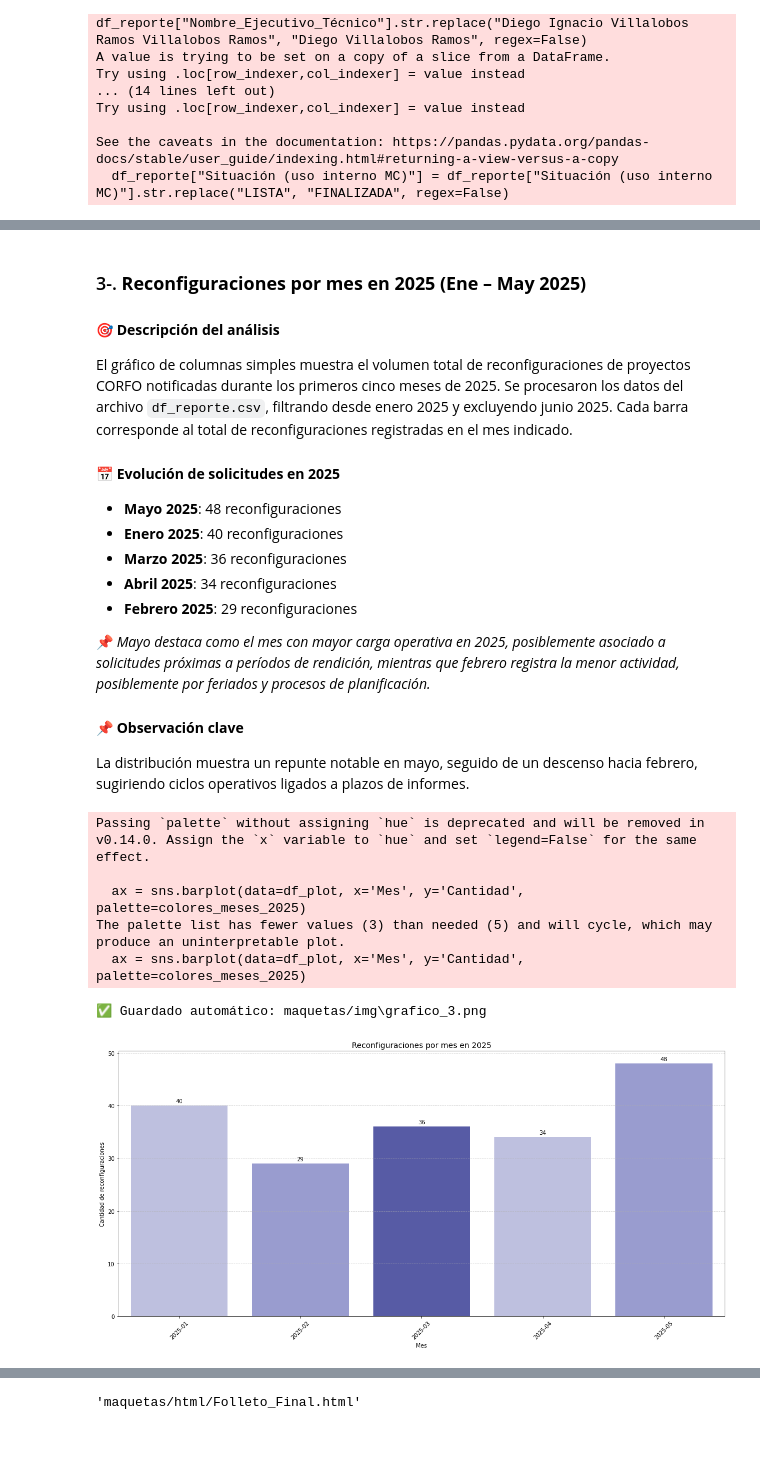
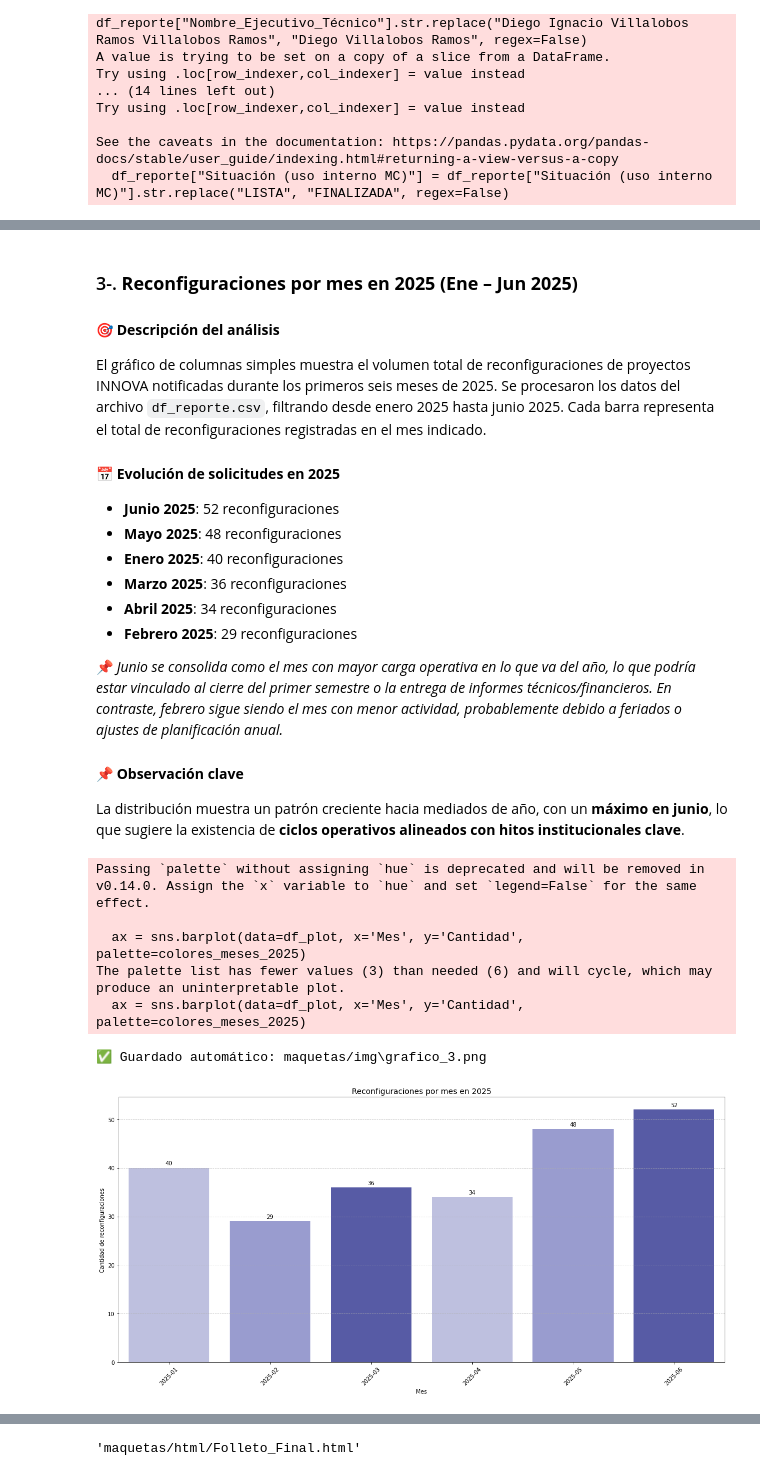
Before and after one commit to InnovaChile/reporteria_reconfiguraciones, a Jupyter notebook: reporte_reconfiguraciones.ipynb, the cells around one changed output, grey strips where cells are left out. Saved outputs shown, nothing was run; the diff lists cells and outputs as text; code cells hidden in the pictures; blank space fills up the shorter version.

```diff
--- a/reporte_reconfiguraciones.ipynb
+++ b/reporte_reconfiguraciones.ipynb
@@ -395,7 +401,7 @@ Se observa un patrón oscilante a lo largo del período, con alzas pronunciadas
 # --- Preparar datos
 df_reporte["Fecha"] = pd.to_datetime(df_reporte["Fecha"], errors="coerce")
 df_reporte = df_reporte[df_reporte["Fecha"] >= "2024-01-01"]
-df_reporte = df_reporte[df_reporte["Fecha"].dt.to_period("M").astype(str) != "2025-06"]
+df_reporte = df_reporte[df_reporte["Fecha"].dt.to_period("M").astype(str) != "2025-07"]
 df_reporte['Mes'] = df_reporte['Fecha'].dt.to_period('M').astype(str)
 
 reconfiguraciones_por_mes = df_reporte['Mes'].value_counts().sort_index()
@@ -415,7 +421,7 @@ for container in ax.containers:
     ax.bar_label(container, fmt='%d', label_type='edge', padding=3)
 
 # Títulos y estilo
-plt.title("Análisis mensual de reconfiguraciones de proyectos INNOVA (Ene 2024 – May 2025)", fontsize=14)
+plt.title("Análisis mensual de reconfiguraciones de proyectos INNOVA (Ene 2024 – Junio 2025)", fontsize=14)
 plt.xlabel("Mes")
 plt.ylabel("Cantidad de Reconfiguraciones")
 plt.xticks(rotation=45)
@@ -467,7 +484,7 @@ df_reporte["Fecha"] = pd.to_datetime(df_reporte["Fecha"], errors="coerce")
 df_reporte = df_reporte[df_reporte["Fecha"] >= "2024-01-01"]
 df_reporte["Mes"] = df_reporte["Fecha"].dt.to_period("M").astype(str)
 # Excluir abril 2025
-df_reporte = df_reporte[df_reporte['Mes'] != '2025-06']
+df_reporte = df_reporte[df_reporte['Mes'] != '2025-07']
 
 # Calcular % total por instrumento para agrupar los que son menores a 3%
 porcentaje_instrumento = df_reporte["Instrumento"].value_counts(normalize=True)
@@ -527,20 +544,21 @@ plt.show()
 # %% [markdown]
-### 3-. **Reconfiguraciones por mes en 2025 (Ene – May 2025)**
+### 3-. **Reconfiguraciones por mes en 2025 (Ene – Jun 2025)**
 
 #### 🎯 **Descripción del análisis**
-El gráfico de columnas simples muestra el volumen total de reconfiguraciones de proyectos CORFO notificadas durante los primeros cinco meses de 2025. Se procesaron los datos del archivo `df_reporte.csv`, filtrando desde enero 2025 y excluyendo junio 2025. Cada barra corresponde al total de reconfiguraciones registradas en el mes indicado.
+El gráfico de columnas simples muestra el volumen total de reconfiguraciones de proyectos INNOVA notificadas durante los primeros seis meses de 2025. Se procesaron los datos del archivo `df_reporte.csv`, filtrando desde enero 2025 hasta junio 2025. Cada barra representa el total de reconfiguraciones registradas en el mes indicado.
 
 #### 📅 **Evolución de solicitudes en 2025**
+- **Junio 2025**: 52 reconfiguraciones
 - **Mayo 2025**: 48 reconfiguraciones
 - **Enero 2025**: 40 reconfiguraciones
 - **Marzo 2025**: 36 reconfiguraciones
 - **Abril 2025**: 34 reconfiguraciones
 - **Febrero 2025**: 29 reconfiguraciones
 
-📌 *Mayo destaca como el mes con mayor carga operativa en 2025, posiblemente asociado a solicitudes próximas a períodos de rendición, mientras que febrero registra la menor actividad, posiblemente por feriados y procesos de planificación.*
+📌 *Junio se consolida como el mes con mayor carga operativa en lo que va del año, lo que podría estar vinculado al cierre del primer semestre o la entrega de informes técnicos/financieros. En contraste, febrero sigue siendo el mes con menor actividad, probablemente debido a feriados o ajustes de planificación anual.*
 
 #### 📌 **Observación clave**
-La distribución muestra un repunte notable en mayo, seguido de un descenso hacia febrero, sugiriendo ciclos operativos ligados a plazos de informes.
+La distribución muestra un patrón creciente hacia mediados de año, con un **máximo en junio**, lo que sugiere la existencia de **ciclos operativos alineados con hitos institucionales clave**.
 # %%
 # Convertir la columna Fecha a datetime
 df_reporte["Fecha"] = pd.to_datetime(df_reporte["Fecha"], errors="coerce")
@@ -552,7 +570,7 @@ df_reporte_2025 = df_reporte[df_reporte["Fecha"] >= "2025-01-01"].copy()
 df_reporte_2025['Mes'] = df_reporte_2025['Fecha'].dt.to_period("M").astype(str)
 
 # Excluir mayo 2025
-df_reporte_2025 = df_reporte_2025[df_reporte_2025['Mes'] != '2025-06']
+df_reporte_2025 = df_reporte_2025[df_reporte_2025['Mes'] != '2025-07']
 
 # Conteo mensual
 reconfiguraciones_por_mes = df_reporte_2025['Mes'].value_counts().sort_index()
@@ -561,35 +579,35 @@ df_plot.columns = ['Mes', 'Cantidad']
 
 # Paleta con más diferenciación
 colores_meses_2025 = ["#B8BBE5", "#9094D8", "#4A4FB2"]
 
 # Graficar
 plt.figure(figsize=(16, 8))
 ax = sns.barplot(data=df_plot, x='Mes', y='Cantidad', palette=colores_meses_2025)
 
 # Etiquetas sobre las barras
 for container in ax.containers:
     ax.bar_label(container, fmt='%d', label_type='edge', padding=3)
 
 plt.title("Reconfiguraciones por mes en 2025", fontsize=14)
 plt.xlabel("Mes")
 plt.ylabel("Cantidad de reconfiguraciones")
 plt.xticks(rotation=45)
 plt.grid(axis="y", linestyle='--', alpha=0.7)
 plt.tight_layout()
 
 # ✅ Guardar
 fig = ax.get_figure()
 guardar_grafico(fig, 3)
 
 plt.show()
 # %% [output]
 Passing `palette` without assigning `hue` is deprecated and will be removed in v0.14.0. Assign the `x` variable to `hue` and set `legend=False` for the same effect.
 
   ax = sns.barplot(data=df_plot, x='Mes', y='Cantidad', palette=colores_meses_2025)
-The palette list has fewer values (3) than needed (5) and will cycle, which may produce an uninterpretable plot.
+The palette list has fewer values (3) than needed (6) and will cycle, which may produce an uninterpretable plot.
   ax = sns.barplot(data=df_plot, x='Mes', y='Cantidad', palette=colores_meses_2025)
 ✅ Guardado automático: maquetas/img\grafico_3.png
-[figure, old version]
+[figure, new version]
 # %% [markdown]
 ### 4-. **Reconfiguraciones por mes y por instrumento (2025)**
 
```
Also changed, not shown: parts of 31 cells of this notebook, 13 other files.
